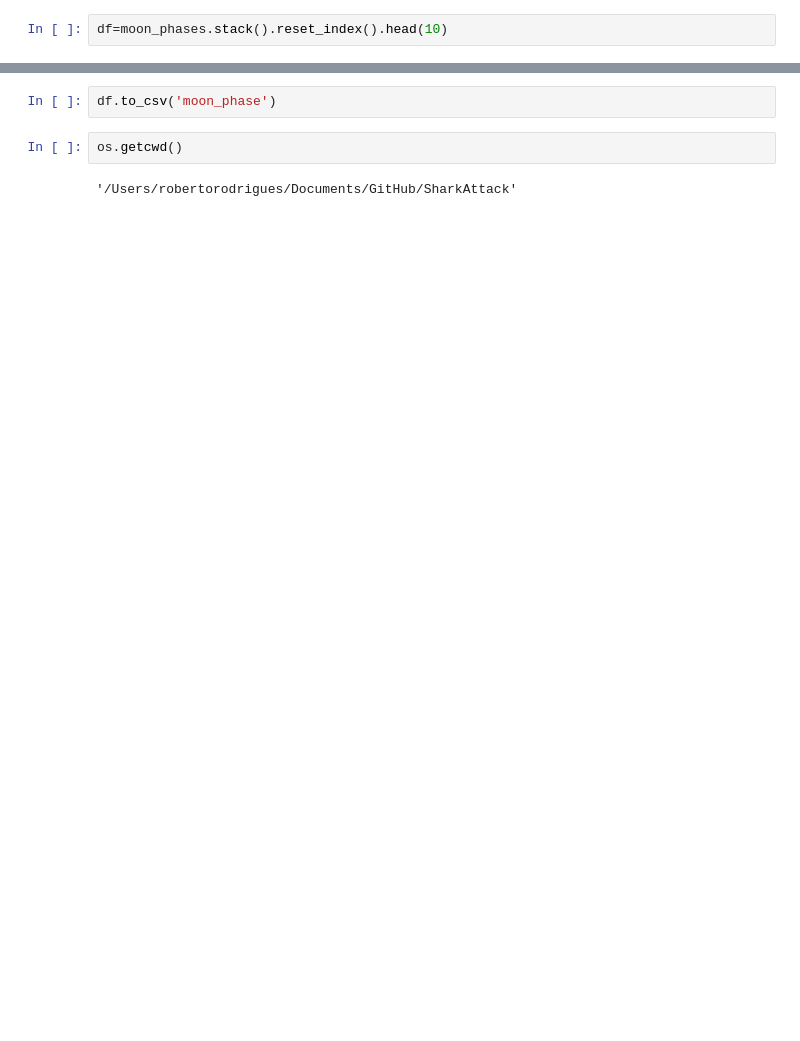
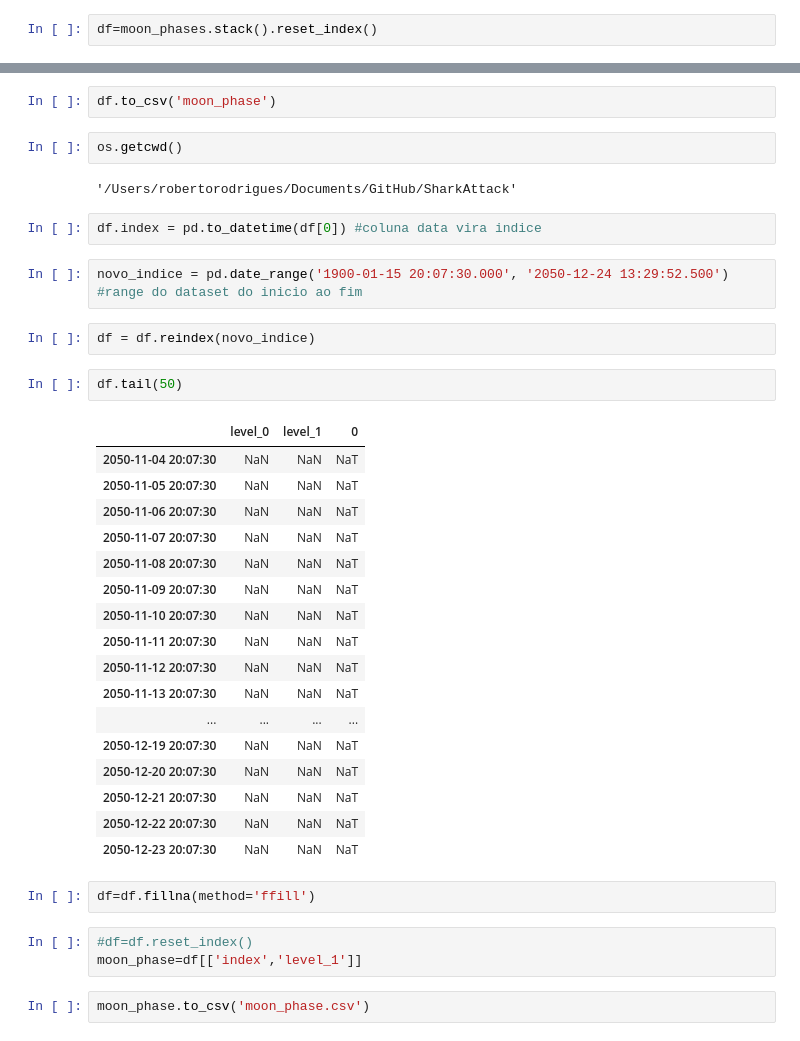
Before and after one commit to cascaschatz/SharkAttack, a Jupyter notebook: Limpeza de Dados.ipynb, the cells around one changed output, grey strips where cells are left out. Cells and saved outputs as stored; diff of their text form; blank space fills up the shorter version.

```diff
--- a/Limpeza de Dados.ipynb
+++ b/Limpeza de Dados.ipynb
@@ -393,4 +520,4 @@ pd.melt(moon_phases).sort_values(by='value')
 | 9334 | cheia2 | 2050-12-28 00:00:00 |
 9335 rows × 2 columns
 # %%
-df=moon_phases.stack().reset_index().head(10)
+df=moon_phases.stack().reset_index()
@@ -400,3 +546,36 @@ df.to_csv('moon_phase')
 os.getcwd()
 # %% [output]
 '/Users/robertorodrigues/Documents/GitHub/SharkAttack'
+# %%
+df.index = pd.to_datetime(df[0]) #coluna data vira indice
+# %%
+novo_indice = pd.date_range('1900-01-15 20:07:30.000', '2050-12-24 13:29:52.500') #range do dataset do inicio ao fim
+# %%
+df = df.reindex(novo_indice)
+# %%
+df.tail(50)
+# %% [output]
+|  | level_0 | level_1 | 0 |
+| 2050-11-04 20:07:30 | NaN | NaN | NaT |
+| 2050-11-05 20:07:30 | NaN | NaN | NaT |
+| 2050-11-06 20:07:30 | NaN | NaN | NaT |
+| 2050-11-07 20:07:30 | NaN | NaN | NaT |
+| 2050-11-08 20:07:30 | NaN | NaN | NaT |
+| 2050-11-09 20:07:30 | NaN | NaN | NaT |
+| 2050-11-10 20:07:30 | NaN | NaN | NaT |
+| 2050-11-11 20:07:30 | NaN | NaN | NaT |
+| 2050-11-12 20:07:30 | NaN | NaN | NaT |
+| 2050-11-13 20:07:30 | NaN | NaN | NaT |
+| ... | ... | ... | ... |
+| 2050-12-19 20:07:30 | NaN | NaN | NaT |
+| 2050-12-20 20:07:30 | NaN | NaN | NaT |
+| 2050-12-21 20:07:30 | NaN | NaN | NaT |
+| 2050-12-22 20:07:30 | NaN | NaN | NaT |
+| 2050-12-23 20:07:30 | NaN | NaN | NaT |
+# %%
+df=df.fillna(method='ffill')
+# %%
+#df=df.reset_index()
+moon_phase=df[['index','level_1']]
+# %%
+moon_phase.to_csv('moon_phase.csv')
```
Also changed, not shown: parts of 37 cells of this notebook, 4 other files.
